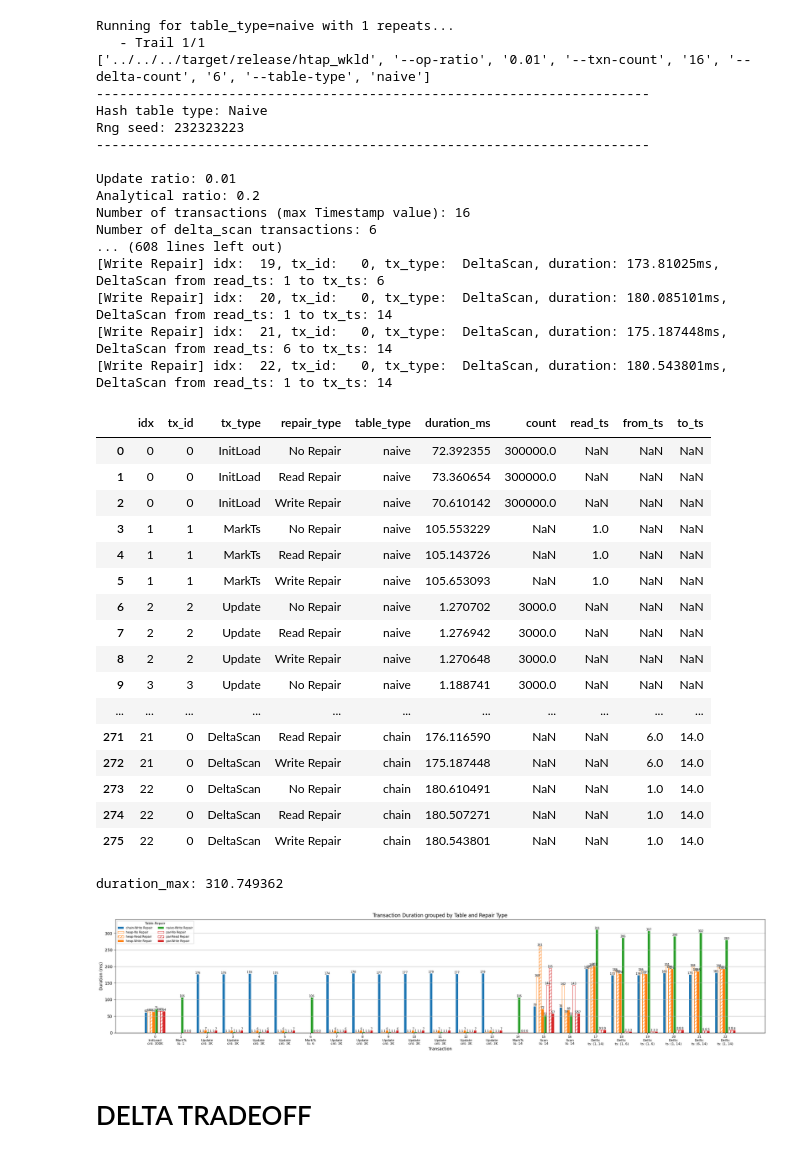
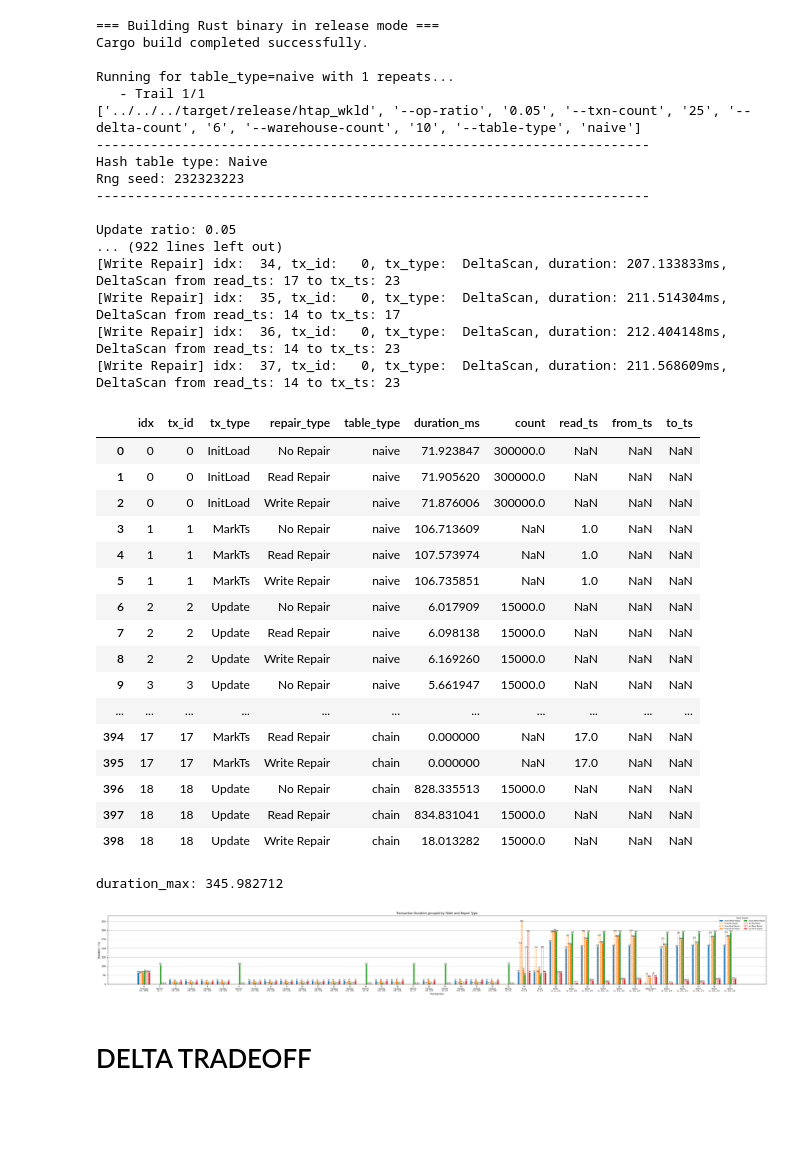
Before and after one commit to mallang/FosterBtree, a Jupyter notebook: benches/hash_join/htap_simulation/bench_script.ipynb, the cells around one changed output. Cells and saved outputs as stored; diff of their text form; code cells hidden in the pictures; blank space fills up the shorter version.

```diff
--- a/benches/hash_join/htap_simulation/bench_script.ipynb
+++ b/benches/hash_join/htap_simulation/bench_script.ipynb
@@ -5,10 +5,23 @@ import pandas as pd
 import matplotlib.pyplot as plt
 import re
 
+# ----------------------------------------
+# Build the Rust binary
+# ----------------------------------------
+print("=== Building Rust binary in release mode ===")
+build_cmd = ["cargo", "build", "--release", "--bin", "htap_wkld"]
+result = subprocess.run(build_cmd, capture_output=True, text=True)
+if result.returncode != 0:
+    print("[ERROR] cargo build failed.\n", result.stderr)
+    raise SystemExit(1)
+print("Cargo build completed successfully.\n")
+
+
 BASE_ARGS = [
-    "--op-ratio", "0.01",
-    "--txn-count", "16",
+    "--op-ratio", "0.05",
+    "--txn-count", "25",
     "--delta-count", "6",
+    "--warehouse-count", "10"
 ]
 REPEAT=1
 BIN = Path("../../../target/release/htap_wkld")
@@ -160,7 +173,7 @@ def prepare_plot_data(df):
             else:
                 count_str = str(count)
             optional = f"cnt: {count_str}"
-        elif row['tx_type'] in ["Scan", "MarkTs"] and pd.notnull(row['read_ts']):
+        elif row['tx_type'] in ["Scan", "MarkTs", "GbgCollect"] and pd.notnull(row['read_ts']):
             optional = f"ts: {int(row['read_ts'])}"
         elif row['tx_type'] in ["DeltaScan"] and pd.notnull(row['from_ts']) and pd.notnull(row['to_ts']):
             optional = f"ts: ({int(row['from_ts'])}, {int(row['to_ts'])})"
@@ -257,60 +270,60 @@ def plot_all(df):
     ax.set_xlabel('Transaction')
     ax.set_ylabel('Duration (ms)')
     ax.set_title(f'Transaction Duration grouped by Table and Repair Type')
 
     plt.grid(True, axis='y')
 
     handles, labels = ax.get_legend_handles_labels()
     by_label = dict(zip(labels, handles))
     ax.legend(by_label.values(), by_label.keys(), title="Table-Repair", fontsize=7, title_fontsize=8, ncol=2)
 
     plt.tight_layout()
     plt.show()
 df = run_and_collect(BIN, TABLE_TYPES, BASE_ARGS)
 # Display the resulting DataFrame
 pd.set_option('display.max_rows', None)
 pd.set_option('display.max_columns', None)
 pd.set_option('display.width', None)
 pd.set_option('display.max_colwidth', None)
 display(df)
 plot_all(df)
 # %% [output]
+=== Building Rust binary in release mode ===
+Cargo build completed successfully.
+
 Running for table_type=naive with 1 repeats...
    - Trail 1/1
-['../../../target/release/htap_wkld', '--op-ratio', '0.01', '--txn-count', '16', '--delta-count', '6', '--table-type', 'naive']
+['../../../target/release/htap_wkld', '--op-ratio', '0.05', '--txn-count', '25', '--delta-count', '6', '--warehouse-count', '10', '--table-type', 'naive']
 -----------------------------------------------------------------------
 Hash table type: Naive
 Rng seed: 232323223
 -----------------------------------------------------------------------
 
-Update ratio: 0.01
-Analytical ratio: 0.2
-Number of transactions (max Timestamp value): 16
-Number of delta_scan transactions: 6
-... (608 lines left out)
-[Write Repair] idx:  19, tx_id:   0, tx_type:  DeltaScan, duration: 173.81025ms, DeltaScan from read_ts: 1 to tx_ts: 6
-[Write Repair] idx:  20, tx_id:   0, tx_type:  DeltaScan, duration: 180.085101ms, DeltaScan from read_ts: 1 to tx_ts: 14
-[Write Repair] idx:  21, tx_id:   0, tx_type:  DeltaScan, duration: 175.187448ms, DeltaScan from read_ts: 6 to tx_ts: 14
-[Write Repair] idx:  22, tx_id:   0, tx_type:  DeltaScan, duration: 180.543801ms, DeltaScan from read_ts: 1 to tx_ts: 14
+Update ratio: 0.05
+... (922 lines left out)
+[Write Repair] idx:  34, tx_id:   0, tx_type:  DeltaScan, duration: 207.133833ms, DeltaScan from read_ts: 17 to tx_ts: 23
+[Write Repair] idx:  35, tx_id:   0, tx_type:  DeltaScan, duration: 211.514304ms, DeltaScan from read_ts: 14 to tx_ts: 17
+[Write Repair] idx:  36, tx_id:   0, tx_type:  DeltaScan, duration: 212.404148ms, DeltaScan from read_ts: 14 to tx_ts: 23
+[Write Repair] idx:  37, tx_id:   0, tx_type:  DeltaScan, duration: 211.568609ms, DeltaScan from read_ts: 14 to tx_ts: 23
 |  | idx | tx_id | tx_type | repair_type | table_type | duration_ms | count | read_ts | from_ts | to_ts |
-| 0 | 0 | 0 | InitLoad | No Repair | naive | 72.392355 | 300000.0 | NaN | NaN | NaN |
-| 1 | 0 | 0 | InitLoad | Read Repair | naive | 73.360654 | 300000.0 | NaN | NaN | NaN |
-| 2 | 0 | 0 | InitLoad | Write Repair | naive | 70.610142 | 300000.0 | NaN | NaN | NaN |
-| 3 | 1 | 1 | MarkTs | No Repair | naive | 105.553229 | NaN | 1.0 | NaN | NaN |
-| 4 | 1 | 1 | MarkTs | Read Repair | naive | 105.143726 | NaN | 1.0 | NaN | NaN |
-| 5 | 1 | 1 | MarkTs | Write Repair | naive | 105.653093 | NaN | 1.0 | NaN | NaN |
-| 6 | 2 | 2 | Update | No Repair | naive | 1.270702 | 3000.0 | NaN | NaN | NaN |
-| 7 | 2 | 2 | Update | Read Repair | naive | 1.276942 | 3000.0 | NaN | NaN | NaN |
-| 8 | 2 | 2 | Update | Write Repair | naive | 1.270648 | 3000.0 | NaN | NaN | NaN |
-| 9 | 3 | 3 | Update | No Repair | naive | 1.188741 | 3000.0 | NaN | NaN | NaN |
+| 0 | 0 | 0 | InitLoad | No Repair | naive | 71.923847 | 300000.0 | NaN | NaN | NaN |
+| 1 | 0 | 0 | InitLoad | Read Repair | naive | 71.905620 | 300000.0 | NaN | NaN | NaN |
+| 2 | 0 | 0 | InitLoad | Write Repair | naive | 71.876006 | 300000.0 | NaN | NaN | NaN |
+| 3 | 1 | 1 | MarkTs | No Repair | naive | 106.713609 | NaN | 1.0 | NaN | NaN |
+| 4 | 1 | 1 | MarkTs | Read Repair | naive | 107.573974 | NaN | 1.0 | NaN | NaN |
+| 5 | 1 | 1 | MarkTs | Write Repair | naive | 106.735851 | NaN | 1.0 | NaN | NaN |
+| 6 | 2 | 2 | Update | No Repair | naive | 6.017909 | 15000.0 | NaN | NaN | NaN |
+| 7 | 2 | 2 | Update | Read Repair | naive | 6.098138 | 15000.0 | NaN | NaN | NaN |
+| 8 | 2 | 2 | Update | Write Repair | naive | 6.169260 | 15000.0 | NaN | NaN | NaN |
+| 9 | 3 | 3 | Update | No Repair | naive | 5.661947 | 15000.0 | NaN | NaN | NaN |
 | ... | ... | ... | ... | ... | ... | ... | ... | ... | ... | ... |
-| 271 | 21 | 0 | DeltaScan | Read Repair | chain | 176.116590 | NaN | NaN | 6.0 | 14.0 |
-| 272 | 21 | 0 | DeltaScan | Write Repair | chain | 175.187448 | NaN | NaN | 6.0 | 14.0 |
-| 273 | 22 | 0 | DeltaScan | No Repair | chain | 180.610491 | NaN | NaN | 1.0 | 14.0 |
-| 274 | 22 | 0 | DeltaScan | Read Repair | chain | 180.507271 | NaN | NaN | 1.0 | 14.0 |
-| 275 | 22 | 0 | DeltaScan | Write Repair | chain | 180.543801 | NaN | NaN | 1.0 | 14.0 |
+| 394 | 17 | 17 | MarkTs | Read Repair | chain | 0.000000 | NaN | 17.0 | NaN | NaN |
+| 395 | 17 | 17 | MarkTs | Write Repair | chain | 0.000000 | NaN | 17.0 | NaN | NaN |
+| 396 | 18 | 18 | Update | No Repair | chain | 828.335513 | 15000.0 | NaN | NaN | NaN |
+| 397 | 18 | 18 | Update | Read Repair | chain | 834.831041 | 15000.0 | NaN | NaN | NaN |
+| 398 | 18 | 18 | Update | Write Repair | chain | 18.013282 | 15000.0 | NaN | NaN | NaN |
-duration_max: 310.749362
+duration_max: 345.982712
-[figure, old version]
+[figure, new version]
 # %% [markdown]
 # DELTA TRADEOFF
 # %%
```
Also changed, not shown: 9 other files.
